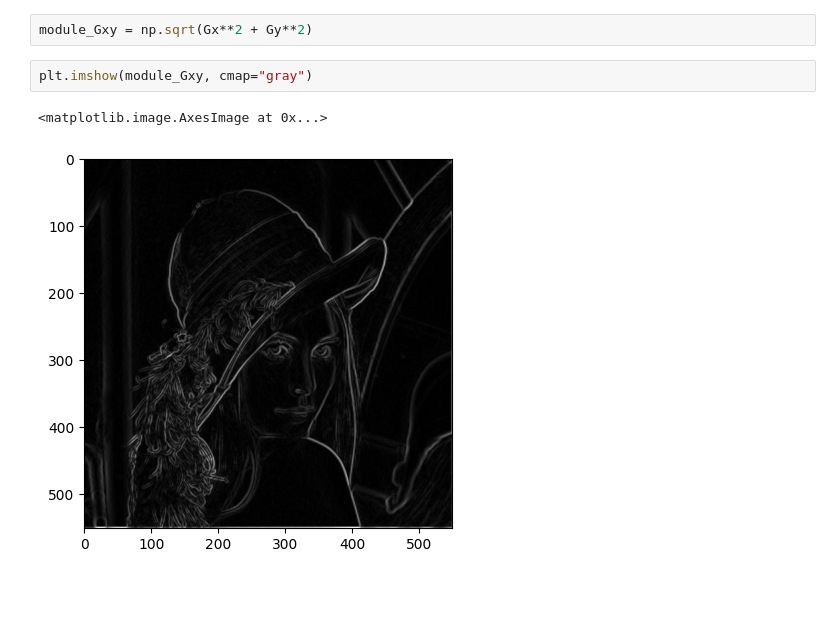
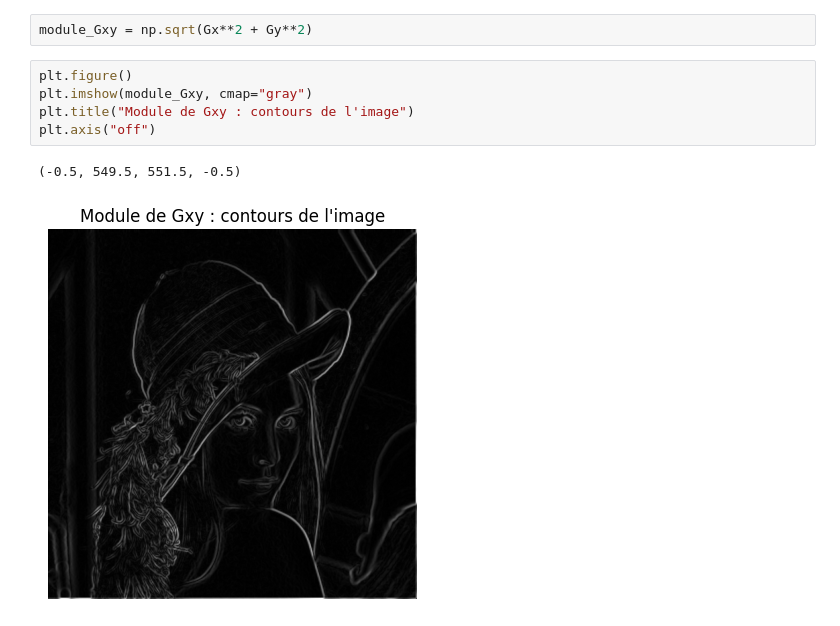
Before and after one commit to cmnemoi/cytech_traitement_du_signal, a Jupyter notebook: notebook/rapport.ipynb, the cells around one changed output. Cells and saved outputs as stored; diff of their text form; blank space fills up the shorter version.

```diff
--- a/notebook/rapport.ipynb
+++ b/notebook/rapport.ipynb
@@ -100,8 +101,11 @@ Gy = convolution(M_xy, Sy)
 On peut ainsi calculer le module de $G_{xy}$ :
 # %%
 module_Gxy = np.sqrt(Gx**2 + Gy**2)
-# %%
-plt.imshow(module_Gxy, cmap="gray")
-# %% [output]
-<matplotlib.image.AxesImage at 0x...>
-[figure, removed]
+# %%
+plt.figure()
+plt.imshow(module_Gxy, cmap="gray")
+plt.title("Module de Gxy : contours de l'image")
+plt.axis("off")
+# %% [output]
+(-0.5, 549.5, 551.5, -0.5)
+[figure, added]
```
Also changed, not shown: parts of 17 cells of this notebook, 2 other files.
